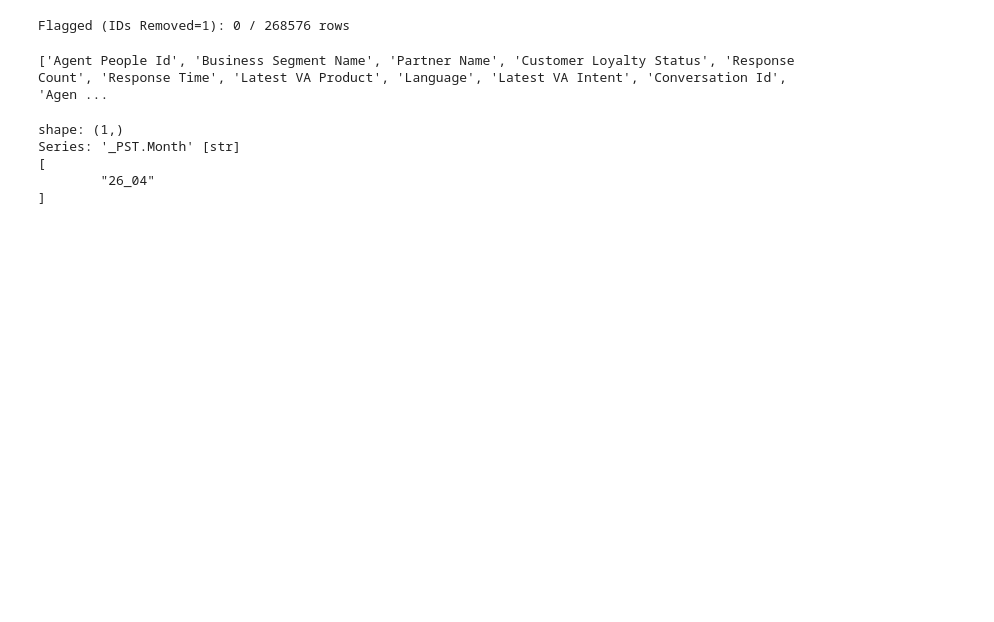
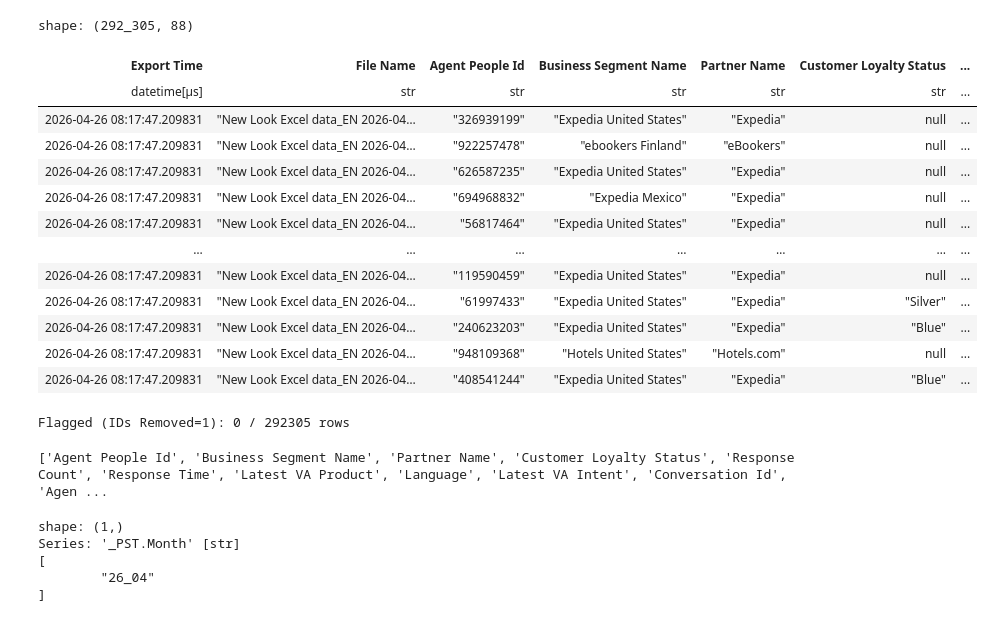
Before and after one commit to NguyenHuuChinh1998/CODE, a Jupyter notebook: performance_2.ipynb, the cells around one changed output. Cells and saved outputs as stored; diff of their text form; code cells hidden in the pictures; blank space fills up the shorter version.

```diff
--- a/performance_2.ipynb
+++ b/performance_2.ipynb
@@ -132,21 +145,19 @@ if not os.path.exists(test_path):
 folder_paths = {
     "input_performance":f'{first_glob}/Concentrix Corporation/WFM-Expedia-HCM - Branding files/BI_Task/RAW/NEW_LOOK_EXCEL_EN/new_look_excel_data',
     "output_performance_combine":f'{first_glob}/Concentrix Corporation/WFM-Expedia-HCM - Branding files/BI_Task/RAW/OUTPUT_PERFORMANCE/OUTPUT_PERFORMANCE_COMBINE',
-    "output_performance_compare":f'{first_glob}/Concentrix Corporation/WFM-Expedia-HCM - Branding files/BI_Task/RAW/OUTPUT_PERFORMANCE/OUTPUT_PERFORMANCE_COMPARE',
     "hc_extend_by_month":f'{first_glob}/Concentrix Corporation/WFM-Expedia-HCM - Branding files/Headcount/HC Extend by Month',
     "input_survey":f'{first_glob}/Concentrix Corporation/WFM-Expedia-HCM - Branding files/BI_Task/RAW/SURVEY_EN',
     "input_t3":f'{first_glob}/Concentrix Corporation/WFM-Expedia-HCM - Branding files/BI_Task/RAW/T3_EN',
     "input_afcr":f'{first_glob}/Concentrix Corporation/WFM-Expedia-HCM - Branding files/BI_Task/RAW/FCR',
     "input_iex":f'{first_glob}/Concentrix Corporation/WFM-Expedia-HCM - Branding files/Rawdata/STORAGE_OUTPUT_AGENT_IEX',
     "mapping_file": f'{first_glob}/Concentrix Corporation/WFM-Expedia-HCM - Branding files/BI_Task/CODE/AQG_summarized.xlsx',
-    "global_hc": f'{first_glob}/Concentrix Corporation/WFM-Expedia-HCM - Branding files/BI_Task/CODE/Global_HC.parquet',
+    "global_hc": f'{first_glob}/Concentrix Corporation/WFM-Expedia-HCM - Branding files/BI_Task/CODE/Resources/Global_HC.parquet',
     "input_parquet_performance":f'{first_glob}/Concentrix Corporation/WFM-Expedia-HCM - Branding files/BI_Task/RAW/PARQUET',
     "input_csv_pulse":f'{first_glob}/Concentrix Corporation/WFM-Expedia-HCM - Branding files/BI_Task/Detractor_Compliance/0_source',
     "output_csv_pulse":f'{first_glob}/Concentrix Corporation/WFM-Expedia-HCM - Branding files/BI_Task/Detractor_Compliance/1_des',
     "input_xlsx_qa_audit":f'{first_glob}/Concentrix Corporation/WFM-Expedia-HCM - Branding files/BI_Task/Detractor_Compliance/2_qa_audit',
     "input_csv_re_direct":f'{first_glob}/Concentrix Corporation/WFM-Expedia-HCM - Branding files/BI_Task/RAW/RE-DIRECT',
     "input_delayed_closure":f'{first_glob}/Concentrix Corporation/WFM-Expedia-HCM - Branding files/BI_Task/RAW/DELAYED_CLOSURE',
-    "output_csv_verbatim":f'{first_glob}/Concentrix Corporation/WFM-Expedia-HCM - Branding files/BI_Task/RAW/VERBATIM',
     "csv":f'{first_glob}/Concentrix Corporation/WFM-Expedia-HCM - Branding files/BI_Task/RAW/CSV',
 }
 
@@ -156,7 +167,7 @@ for key, path in folder_paths.items():
 
 print("-" * 60)
 
-csv_keys = ["input_performance", "input_t3", "input_csv_re_direct", "input_delayed_closure", "input_survey"]
+csv_keys = ["input_performance", "input_t3", "input_csv_re_direct", "input_delayed_closure", "input_survey", "input_afcr"]
 for k in csv_keys:
     src_folder = folder_paths[k]
     csv_to_parquet(src_folder, folder_paths["input_parquet_performance"])
@@ -843,7 +887,14 @@ performance_filtered = performance_merged_survey_t3.select(selected_columns)
 #     .join(QA_AUDIT_INPUT, on = "EmailID_ConversationID_KEY", how = "left"))
 
 # fcr_final.write_csv(f'{folder_paths["output_csv_pulse"]}/fcr.csv')
-
+performance_filtered = performance_filtered.sort(
+    by=["Conversation Id", "Agent Email ID", "Joined Time"],
+    descending=[False, False, True]
+).with_columns(
+    (pl.col("Joined Time").cum_count().over(["Conversation Id", "Agent Email ID"]) > 1)
+    .cast(pl.Int8)
+    .alias("Duplicate_Flag")
+)
 performance_filtered = performance_filtered.unique()
 # %% [output]
 ['Joined Date', 'Agent People Id', 'Conversation Id', 'Agent Email ID', 'Agent Queue Group Name', 'Latest VA Intent', 'Agent Business Location', 'Initiated Outbound (Yes / No)', 'Latest VA Product', ' ...
@@ -861,5 +912,22 @@ shape: (5, 3)
 └────────────┴───────────────────────┴──────────┘
 Các cột bị thiếu: []
+# %%
+performance_filtered
+# %% [output]
+shape: (292_305, 88)
+| Export Time | File Name | Agent People Id | Business Segment Name | Partner Name | Customer Loyalty Status | ... |
+| datetime[μs] | str | str | str | str | str | ... |
+| 2026-04-26 08:17:47.209831 | "New Look Excel data_EN 2026-04… | "326939199" | "Expedia United States" | "Expedia" | null | ... |
+| 2026-04-26 08:17:47.209831 | "New Look Excel data_EN 2026-04… | "922257478" | "ebookers Finland" | "eBookers" | null | ... |
+| 2026-04-26 08:17:47.209831 | "New Look Excel data_EN 2026-04… | "626587235" | "Expedia United States" | "Expedia" | null | ... |
+| 2026-04-26 08:17:47.209831 | "New Look Excel data_EN 2026-04… | "694968832" | "Expedia Mexico" | "Expedia" | null | ... |
+| 2026-04-26 08:17:47.209831 | "New Look Excel data_EN 2026-04… | "56817464" | "Expedia United States" | "Expedia" | null | ... |
+| … | … | … | … | … | … | ... |
+| 2026-04-26 08:17:47.209831 | "New Look Excel data_EN 2026-04… | "119590459" | "Expedia United States" | "Expedia" | null | ... |
+| 2026-04-26 08:17:47.209831 | "New Look Excel data_EN 2026-04… | "61997433" | "Expedia United States" | "Expedia" | "Silver" | ... |
+| 2026-04-26 08:17:47.209831 | "New Look Excel data_EN 2026-04… | "240623203" | "Expedia United States" | "Expedia" | "Blue" | ... |
+| 2026-04-26 08:17:47.209831 | "New Look Excel data_EN 2026-04… | "948109368" | "Hotels United States" | "Hotels.com" | null | ... |
+| 2026-04-26 08:17:47.209831 | "New Look Excel data_EN 2026-04… | "408541244" | "Expedia United States" | "Expedia" | "Blue" | ... |
 # %%
 # 1) Read the removal list from Excel
 removed_id = pl.read_excel(folder_paths["mapping_file"], sheet_name="id_removed")
@@ -905,7 +973,7 @@ flagged = performance_filtered.select(pl.col("IDs Removed").sum().alias("flagged
 total = performance_filtered.height
 print(f"Flagged (IDs Removed=1): {flagged} / {total} rows")
 # %% [output]
-Flagged (IDs Removed=1): 0 / 268576 rows
+Flagged (IDs Removed=1): 0 / 292305 rows
 # %%
 performance_unique = performance_filtered.drop(["Export Time", "File Name"])
 performance_unique = performance_unique.unique()
```
Also changed, not shown: parts of 8 cells of this notebook, 16 other files.
